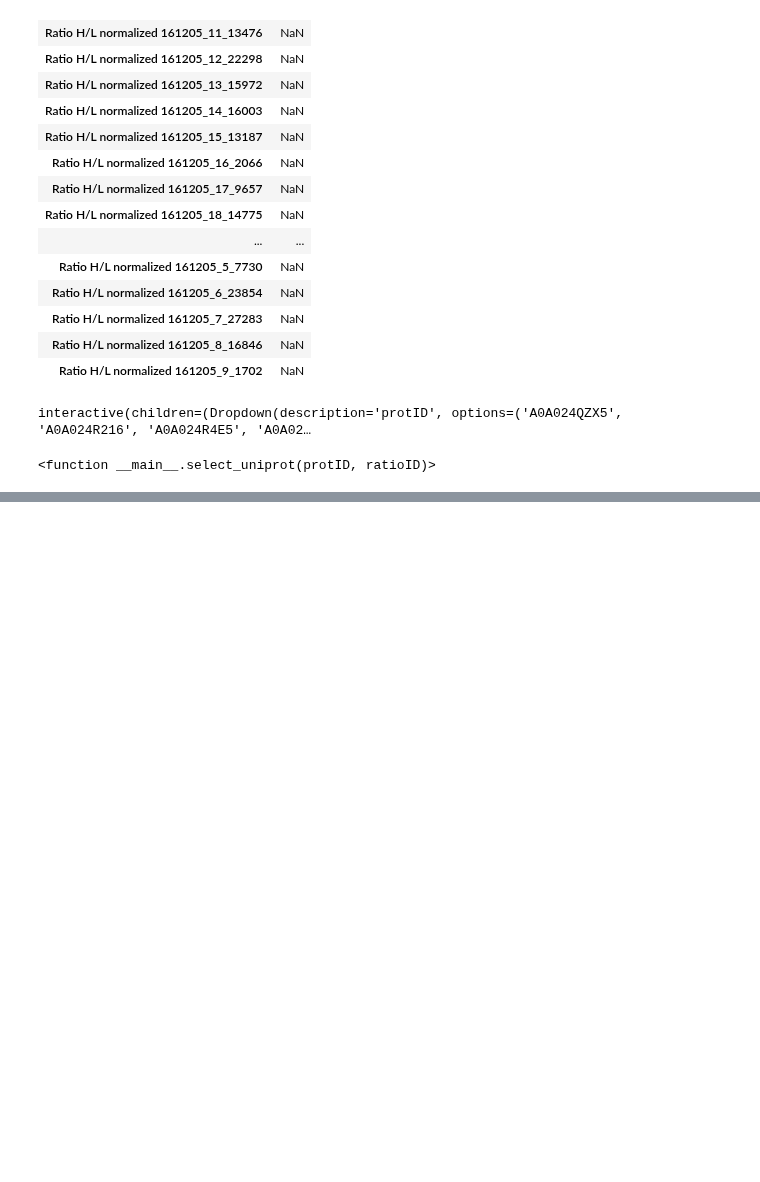
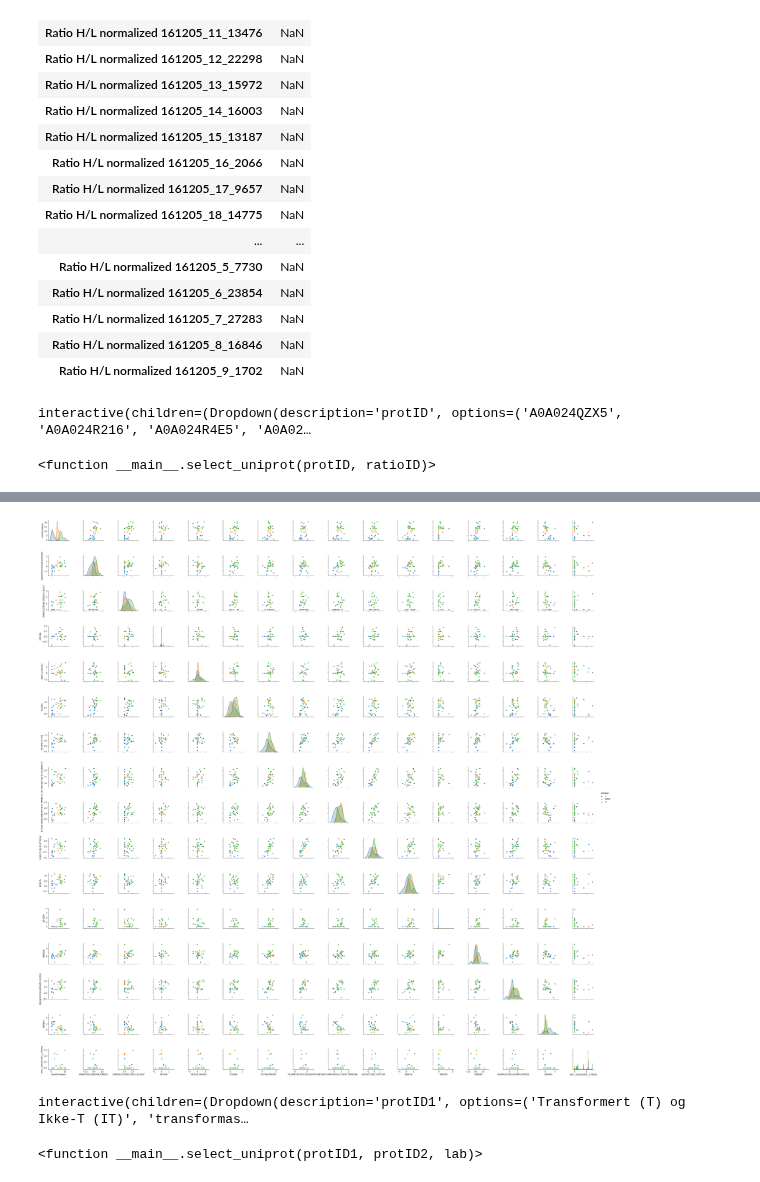
Before and after one commit to animesh/notebooks, a Jupyter notebook: lymphomaTF.ipynb, the cells around one changed output, grey strips where cells are left out. Drawn from its saved outputs; the diff is of its cells as text; code cells hidden in the pictures; blank space fills up the shorter version.

```diff
--- a/lymphomaTF.ipynb
+++ b/lymphomaTF.ipynb
@@ -178,7 +182,7 @@ interactive(children=(Dropdown(description='protID', options=('A0A024QZX5', 'A0A
 df_filtered=df[df.columns[df.columns.str.startswith(ratio)]]
 df_filtered.columns=df_filtered.columns.str.replace(ratio,'')
 df_filtered.columns=df_filtered.columns.str.replace('161205_','')
-df_filtered.index = df['Uniprot']
+df_filtered.index = df['Protein IDs']
 df_filtered=df_filtered.transpose()
 df_filtered.head()
 # %% [output]
@@ -258,0 +240,4 @@ sb.pointplot('A0A087X0I3','O75995',hue='transformasjon',data=df_filtered)
+# %%
+protn='Henrik50p'
+protN=uniprots[protn].dropna()
+protN
@@ -258,0 +291,7 @@ sb.pointplot('A0A087X0I3','O75995',hue='transformasjon',data=df_filtered)
+# %%
+df_filtered_log2=df_filtered.filter(regex=('|'.join(protN))).fillna(1).apply(np.log2)
+df_filtered_log2=pd.merge(subjects,df_filtered_log2,how='right', on='Name')
+# %%
+labelN='Group27'
+df_filtered_log2[labelN].fillna('None',inplace=True)
+df_filtered_log2[labelN]
@@ -258,0 +316,16 @@ sb.pointplot('A0A087X0I3','O75995',hue='transformasjon',data=df_filtered)
+# %%
+import seaborn as sb
+sbp=sb.pairplot(df_filtered_log2,hue=labelN)
+# %% [output]
+[figure, added]
+# %%
+def select_uniprot(protID1,protID2,lab):
+    ax = sb.pointplot(protID1,protID2,hue=lab,data=df_filtered_log2)
+
+uniprot1 = df_filtered_log2.columns
+uniprot2 = df_filtered_log2.columns
+label = df_filtered_log2.columns
+interact(select_uniprot, protID1=uniprot1, protID2=uniprot2,lab=label)
+# %% [output]
+interactive(children=(Dropdown(description='protID1', options=('Transformert (T) og Ikke-T (IT)', 'transformas…
+<function __main__.select_uniprot(protID1, protID2, lab)>
```
Also changed, not shown: parts of 47 cells of this notebook.
